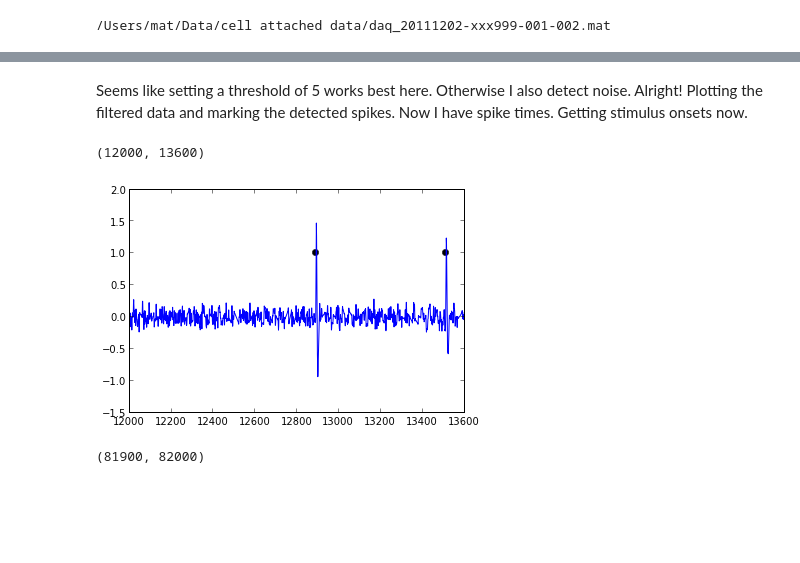
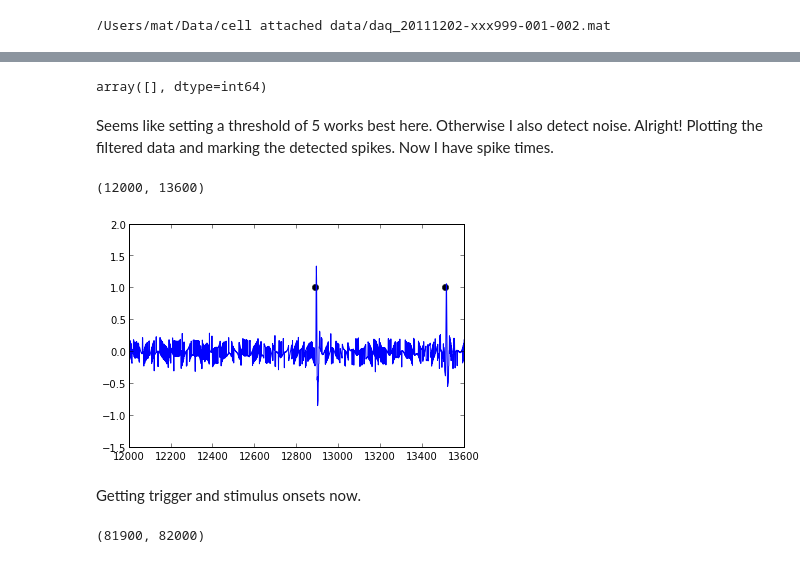
Before and after one commit to mcleonard/sparse, a Jupyter notebook: notebooks/Sparse data.ipynb, the cells around one changed output, grey strips where cells are left out. Cells and saved outputs as stored; diff of their text form; code cells hidden in the pictures; blank space fills up the shorter version.

```diff
--- a/notebooks/Sparse data.ipynb
+++ b/notebooks/Sparse data.ipynb
@@ -17,9 +19,9 @@ datadir = '/Users/mat/Data/cell attached data/'
 files = os.listdir(datadir)
 daqs = [ f for f in files if 'daq' in f ]
 # %%
-data, stims = sparse.io.load_file(datadir + daqs[0])
+electro, stims = sparse.io.load_file(datadir + daqs[0])
 # %% [output]
 /Users/mat/Data/cell attached data/daq_20111202-xxx999-001-002.mat
 # %%
-signal = data['signal']
-spikes, peaks = detect_spikes(signal, threshold=5)
+signal = electro['signal']
+spikes, peaks = detect_spikes(signal, threshold=4)
@@ -26,11 +33,17 @@ spikes, peaks = detect_spikes(signal, threshold=5)
+# %%
+peaks
+# %% [output]
+array([], dtype=int64)
 # %% [markdown]
-Seems like setting a threshold of 5 works best here.  Otherwise I also detect noise.  Alright!  Plotting the filtered data and marking the detected spikes.  Now I have spike times.  Getting stimulus onsets now.
+Seems like setting a threshold of 5 works best here.  Otherwise I also detect noise.  Alright!  Plotting the filtered data and marking the detected spikes.  Now I have spike times.
 # %%
-filtered = butter_filter(signal, rate=20000)
+filtered = butter_filter(signal, high=4999,rate=10000)
 plot(peaks, [1]*len(peaks), 'ok')
 plot(filtered)
 xlim(12000,13600)
 # %% [output]
 (12000, 13600)
-[figure, old version]
+[figure, new version]
+# %% [markdown]
+Getting trigger and stimulus onsets now.
 # %%
```
Also changed, not shown: parts of 25 cells of this notebook.
